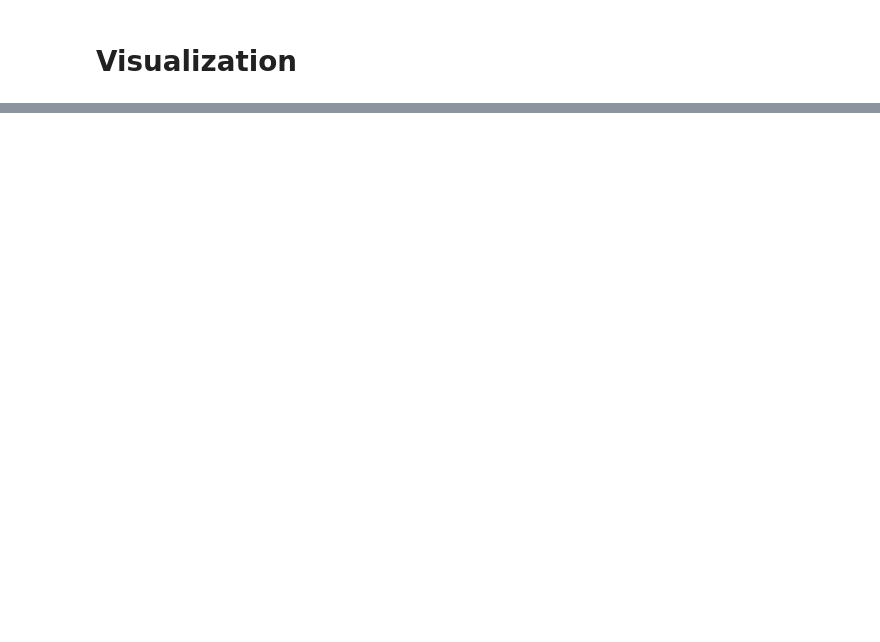
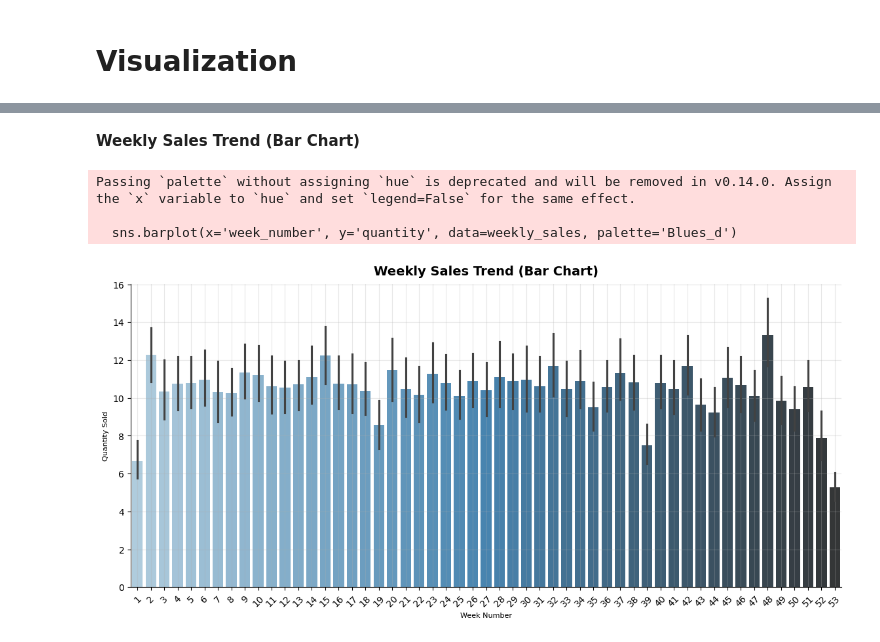
Before and after one commit to Avijit-Jana/Dominos-Predictive_Purchase_Order_System, a Jupyter notebook: Notebooks/EDA_&_Visualization.ipynb, the cells around one changed output, grey strips where cells are left out. Drawn from its saved outputs; the diff is of its cells as text; code cells hidden in the pictures; blank space fills up the shorter version.

```diff
--- a/Notebooks/EDA_&_Visualization.ipynb
+++ b/Notebooks/EDA_&_Visualization.ipynb
@@ -207,0 +131,26 @@ df.to_csv('processed_data.csv')    # saving the cleaned data to a csv file
+# %% [markdown]
+**Weekly Sales Trend (Bar Chart)**
+# %%
+import matplotlib.pyplot as plt
+import seaborn as sns
+
+# Create the figure with a specific size
+plt.figure(figsize=(14, 6))
+
+# Plot the bar chart using Seaborn's barplot
+sns.barplot(x='week_number', y='quantity', data=weekly_sales, palette='Blues_d')
+
+# Set the title and axis labels with improved styling
+plt.title('Weekly Sales Trend (Bar Chart)', fontsize=14, fontweight='bold', pad=10)
+plt.xlabel('Week Number', fontsize=8)
+plt.ylabel('Quantity Sold', fontsize=8)
+
+plt.xticks(rotation=45)
+sns.despine()
+plt.grid(alpha=0.3)
+plt.show()
+# %% [output]
+Passing `palette` without assigning `hue` is deprecated and will be removed in v0.14.0. Assign the `x` variable to `hue` and set `legend=False` for the same effect.
+
+  sns.barplot(x='week_number', y='quantity', data=weekly_sales, palette='Blues_d')
+[figure, added]
```
Also changed, not shown: parts of 34 cells of this notebook, 2 other files.
